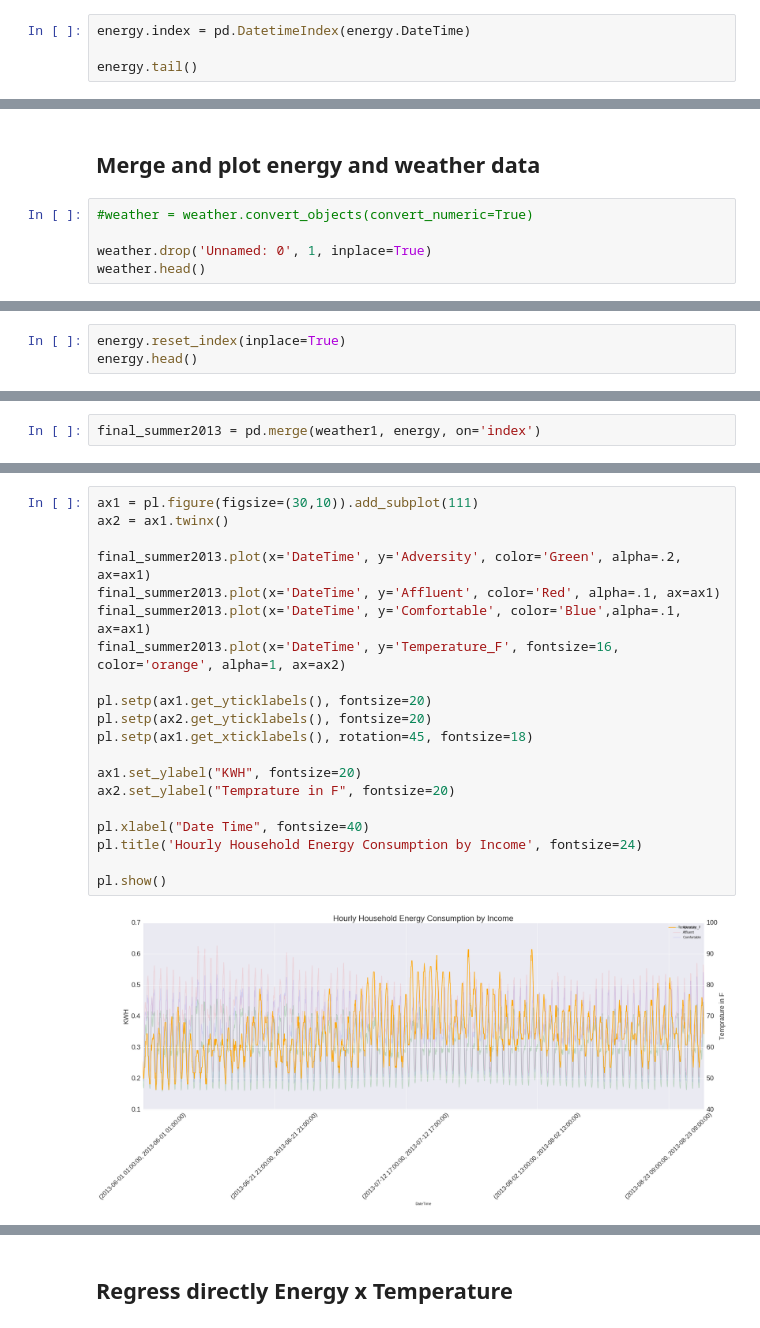
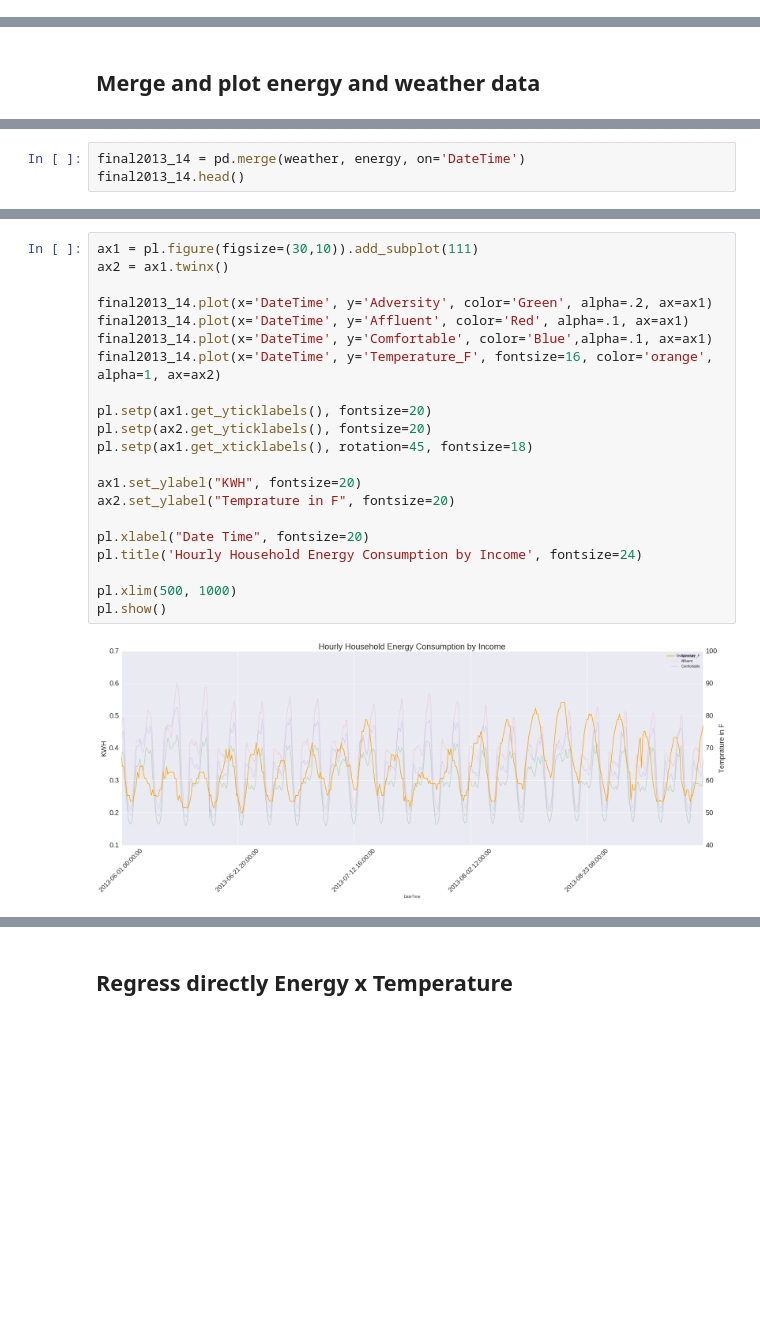
Before and after one commit to connorchency/Taming-the-Peak, a Jupyter notebook: analysis/Analysis_vsg_s13.ipynb, the cells around one changed output, grey strips where cells are left out. Cells and saved outputs as stored; diff of their text form; blank space fills up the shorter version.

```diff
--- a/analysis/Analysis_vsg_s13.ipynb
+++ b/analysis/Analysis_vsg_s13.ipynb
@@ -104,4 +54,0 @@ memory usage: 120.6+ KB
-# %%
-energy.index = pd.DatetimeIndex(energy.DateTime)
-
-energy.tail()
@@ -144,8 +70,3 @@ pl.show()
 [figure]
 # %% [markdown]
 ## Merge and plot energy and weather data
-# %%
-#weather = weather.convert_objects(convert_numeric=True)
-
-weather.drop('Unnamed: 0', 1, inplace=True)
-weather.head()
@@ -159,3 +72,0 @@ weather.head()
-# %%
-energy.reset_index(inplace=True)
-energy.head()
@@ -179,2 +73,3 @@ weather1.head()
 # %%
-final_summer2013 = pd.merge(weather1, energy, on='index')
+final2013_14 = pd.merge(weather, energy, on='DateTime')
+final2013_14.head()
@@ -188,22 +106,23 @@ Index([u'level_0', u'index', u'Datetime', u'Dew_Point_F', u'Humidity',
 # %%
 ax1 = pl.figure(figsize=(30,10)).add_subplot(111)
 ax2 = ax1.twinx()
 
-final_summer2013.plot(x='DateTime', y='Adversity', color='Green', alpha=.2, ax=ax1)
-final_summer2013.plot(x='DateTime', y='Affluent', color='Red', alpha=.1, ax=ax1)
-final_summer2013.plot(x='DateTime', y='Comfortable', color='Blue',alpha=.1, ax=ax1)
-final_summer2013.plot(x='DateTime', y='Temperature_F', fontsize=16, color='orange', alpha=1, ax=ax2)
+final2013_14.plot(x='DateTime', y='Adversity', color='Green', alpha=.2, ax=ax1)
+final2013_14.plot(x='DateTime', y='Affluent', color='Red', alpha=.1, ax=ax1)
+final2013_14.plot(x='DateTime', y='Comfortable', color='Blue',alpha=.1, ax=ax1)
+final2013_14.plot(x='DateTime', y='Temperature_F', fontsize=16, color='orange', alpha=1, ax=ax2)
 
 pl.setp(ax1.get_yticklabels(), fontsize=20)
 pl.setp(ax2.get_yticklabels(), fontsize=20)
 pl.setp(ax1.get_xticklabels(), rotation=45, fontsize=18)
 
 ax1.set_ylabel("KWH", fontsize=20)
 ax2.set_ylabel("Temprature in F", fontsize=20)
 
-pl.xlabel("Date Time", fontsize=40)
+pl.xlabel("Date Time", fontsize=20)
 pl.title('Hourly Household Energy Consumption by Income', fontsize=24)
 
+pl.xlim(500, 1000)
 pl.show()
 # %% [output]
-[figure, old version]
+[figure, new version]
```
Also changed, not shown: parts of 42 cells of this notebook.
